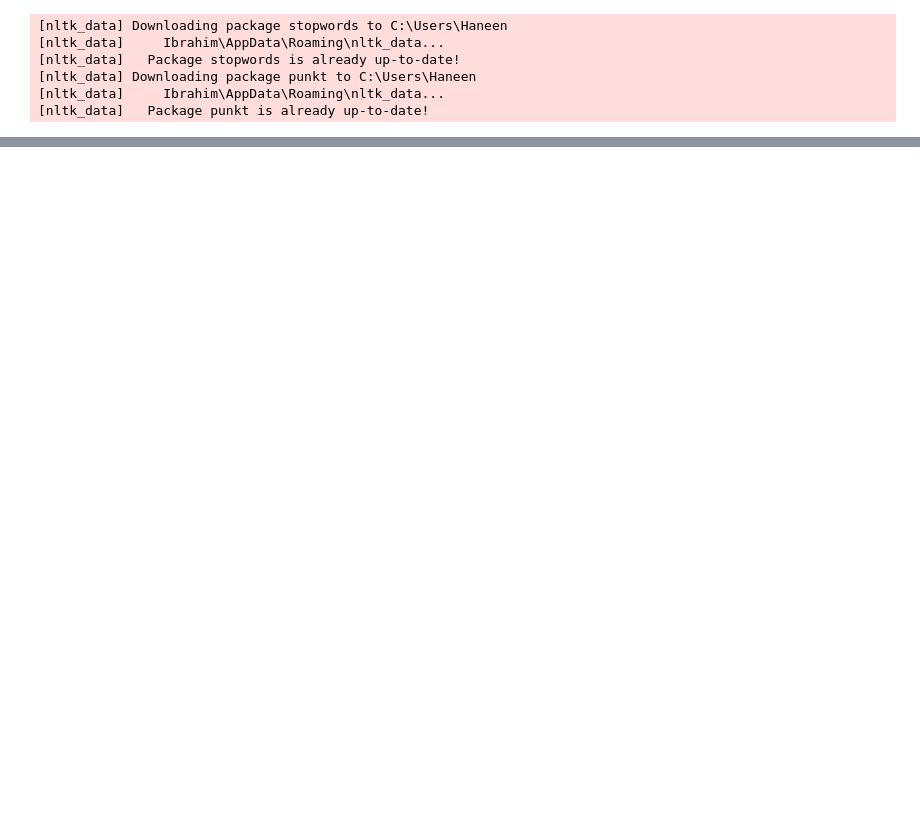
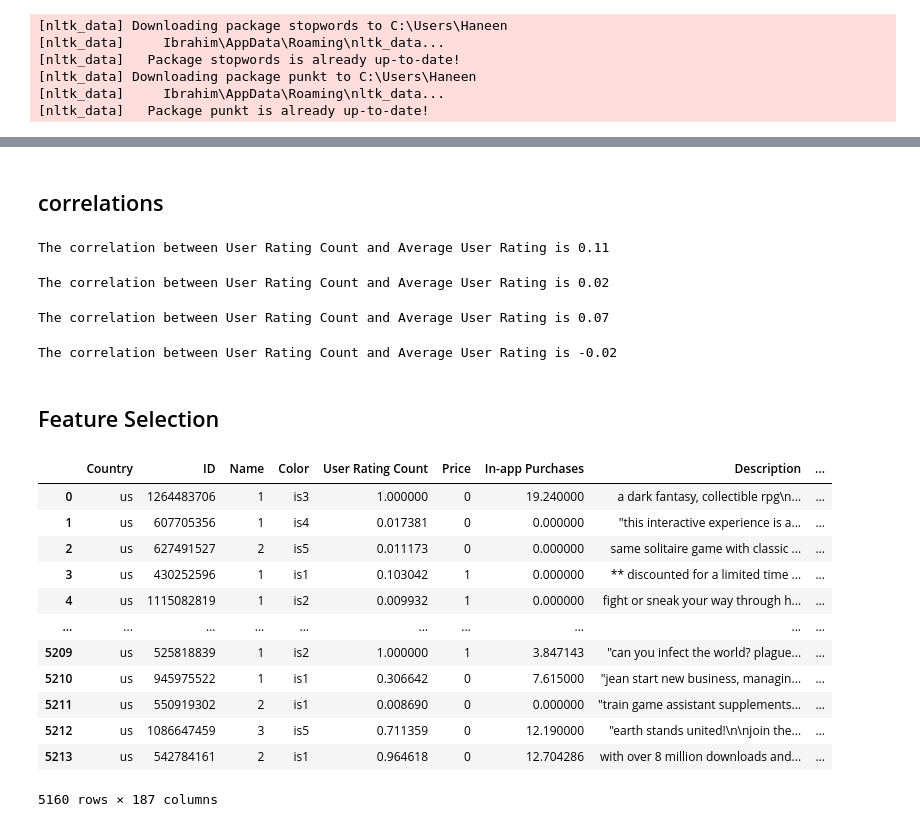
Before and after one commit to Abdelrhman-Sayed70/Game_Application_Success_Prediction, a Jupyter notebook: Milestone 1/Preprocessing/Game Success Prediction.ipynb, the cells around one changed output, grey strips where cells are left out. Cells and saved outputs as stored; diff of their text form; code cells hidden in the pictures; blank space fills up the shorter version.

```diff
--- a/Milestone 1/Preprocessing/Game Success Prediction.ipynb
+++ b/Milestone 1/Preprocessing/Game Success Prediction.ipynb
@@ -42,7 +52,7 @@ def PreprocessListCategories(df, lst):
     for col in lst:
         # Apply one-hot encoding to the "col" column in list and put the output in newdf
         newdf = df[col].str.get_dummies(sep=', ')
-
+        df.drop(columns=[col], inplace=True)
         # Concatenate the one-hot encoded columns with the original DataFrame
         df = pd.concat([df, newdf], axis=1)
 
@@ -408,0 +426,2 @@ dtype('float64')
+# %%
+df["Price"] = df["Price"].apply(lambda x: 1 if x > 0 else x)
@@ -484,0 +512,18 @@ df.head()
+# %%
+# convert text to lowercase
+df['Description'] = df['Description'].str.lower()
+
+def extract_difficulty(description):
+    difficulty = None
+    if re.search(r"\b(hard|difficult|challenging|difficult|demanding|arduous|tough|grueling|strenuous|intense|brutal|hardcore|punishing)\b", description, re.IGNORECASE):
+        difficulty = "Hard"
+    elif re.search(r"\b(medium|moderate|average|intermediate|in-between|neither easy nor hard|fairly challenging|not too easy, not too hard|reasonably difficult|somewhat challenging|tolerable difficulty|manageable|adequate difficulty)\b", description, re.IGNORECASE):
+        difficulty = "Medium"
+    else:
+        difficulty = "Easy"
+    return difficulty
+
+df['Game Difficulty'] = df['Description'].apply(extract_difficulty)
+
+# Print the first 5 rows of the dataframe to verify the new columns have been added
+df.head()
@@ -484,0 +545,40 @@ df.head()
+# %% [markdown]
+## correlations
+# %%
+correlation_matrix = df.corr()
+
+# Get the correlation value between feature_1 and feature_2
+correlation_value = correlation_matrix.loc['Size', 'Average User Rating']
+
+print(f"The correlation between User Rating Count and Average User Rating is {correlation_value:.2f}")
+# %% [output]
+The correlation between User Rating Count and Average User Rating is 0.11
+# %%
+correlation_matrix = df.corr()
+
+# Get the correlation value between feature_1 and feature_2
+correlation_value = correlation_matrix.loc['Age Rating', 'Average User Rating']
+
+print(f"The correlation between User Rating Count and Average User Rating is {correlation_value:.2f}")
+# %% [output]
+The correlation between User Rating Count and Average User Rating is 0.02
+# %%
+correlation_matrix = df.corr()
+
+# Get the correlation value between feature_1 and feature_2
+correlation_value = correlation_matrix.loc['In-app Purchases', 'Average User Rating']
+
+print(f"The correlation between User Rating Count and Average User Rating is {correlation_value:.2f}")
+# %% [output]
+The correlation between User Rating Count and Average User Rating is 0.07
+# %%
+correlation_matrix = df.corr()
+
+# Get the correlation value between feature_1 and feature_2
+correlation_value = correlation_matrix.loc['Price', 'Average User Rating']
+
+print(f"The correlation between User Rating Count and Average User Rating is {correlation_value:.2f}")
+# %% [output]
+The correlation between User Rating Count and Average User Rating is -0.02
+# %% [markdown]
+## Feature Selection
@@ -484,0 +592,17 @@ df.head()
+# %%
+X = df.iloc[:,:]
+X
+# %% [output]
+|  | Country | ID | Name | Color | User Rating Count | Price | In-app Purchases | Description | ... |
+| 0 | us | 1264483706 | 1 | is3 | 1.000000 | 0 | 19.240000 | a dark fantasy, collectible rpg\n... | ... |
+| 1 | us | 607705356 | 1 | is4 | 0.017381 | 0 | 0.000000 | "this interactive experience is a... | ... |
+| 2 | us | 627491527 | 2 | is5 | 0.011173 | 0 | 0.000000 | same solitaire game with classic ... | ... |
+| 3 | us | 430252596 | 1 | is1 | 0.103042 | 1 | 0.000000 | ** discounted for a limited time ... | ... |
+| 4 | us | 1115082819 | 1 | is2 | 0.009932 | 1 | 0.000000 | fight or sneak your way through h... | ... |
+| ... | ... | ... | ... | ... | ... | ... | ... | ... | ... |
+| 5209 | us | 525818839 | 1 | is2 | 1.000000 | 1 | 3.847143 | "can you infect the world? plague... | ... |
+| 5210 | us | 945975522 | 1 | is1 | 0.306642 | 0 | 7.615000 | "jean start new business, managin... | ... |
+| 5211 | us | 550919302 | 2 | is1 | 0.008690 | 0 | 0.000000 | "train game assistant supplements... | ... |
+| 5212 | us | 1086647459 | 3 | is5 | 0.711359 | 0 | 12.190000 | "earth stands united!\n\njoin the... | ... |
+| 5213 | us | 542784161 | 2 | is1 | 0.964618 | 0 | 12.704286 | with over 8 million downloads and... | ... |
+5160 rows × 187 columns
```
Also changed, not shown: parts of 12 cells of this notebook, 1 other file.
